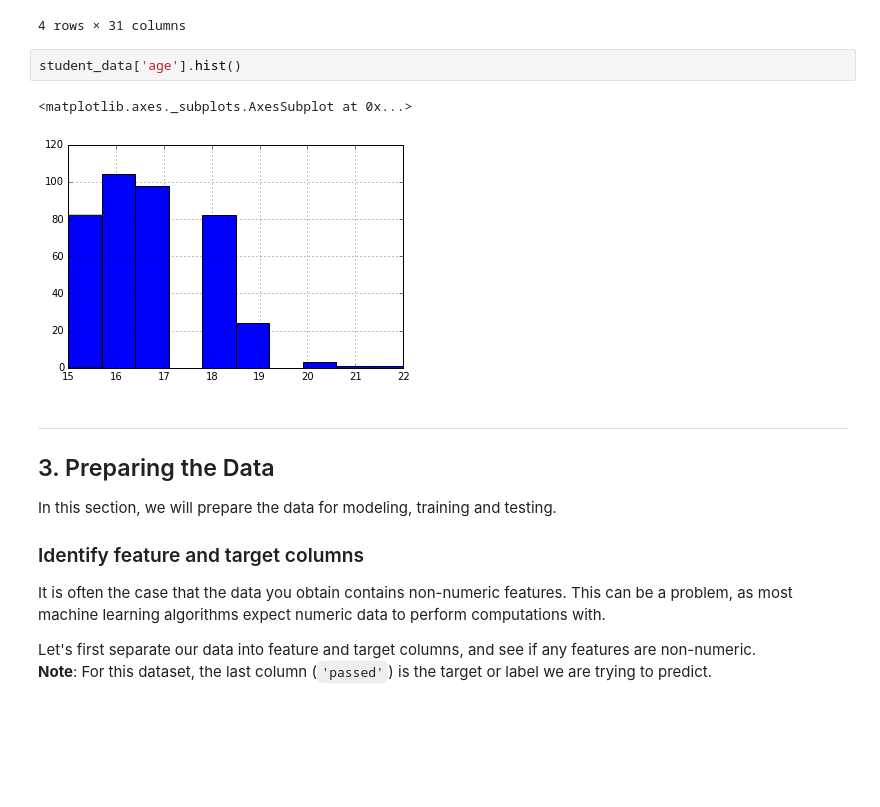
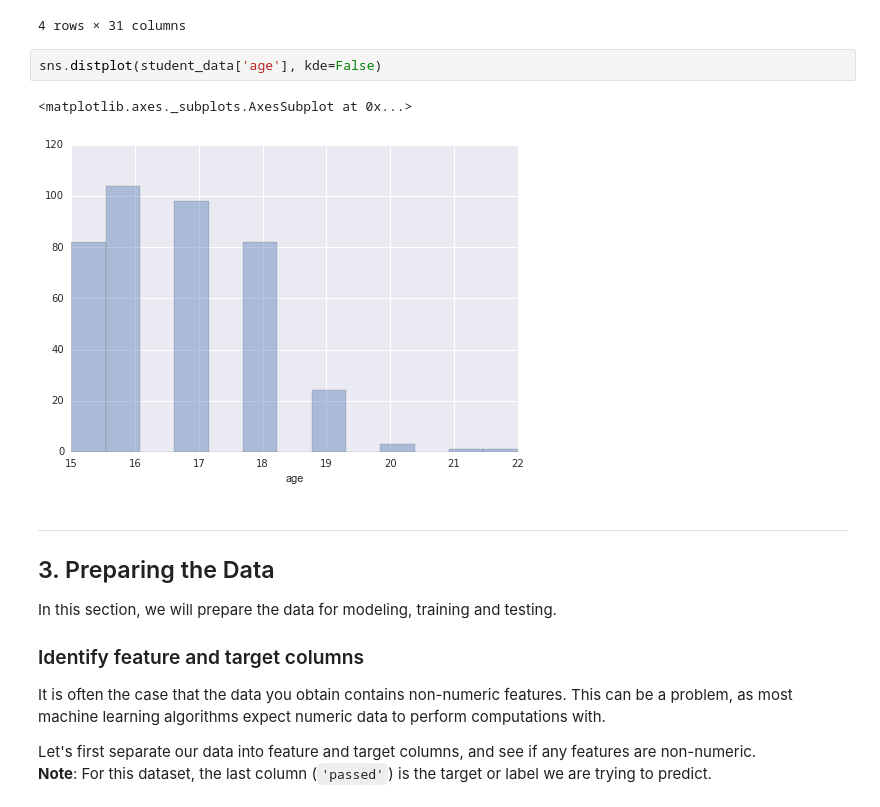
Before and after one commit to kcbighuge/p2-student-intervention, a Jupyter notebook: student_intervention.ipynb, the cells around one changed output. Drawn from its saved outputs; the diff is of its cells as text; blank space fills up the shorter version.

```diff
--- a/student_intervention.ipynb
+++ b/student_intervention.ipynb
@@ -138,11 +122,11 @@ student_data[:4]
 | 2 | GP | F | 15 | U | LE3 | T | 1 | 1 | at_home | other | ... | ... |
 | 3 | GP | F | 15 | U | GT3 | T | 4 | 2 | health | services | ... | ... |
 4 rows × 31 columns
-# %%
-student_data['age'].hist()
-# %% [output]
-<matplotlib.axes._subplots.AxesSubplot at 0x...>
-[figure, removed]
+# %%
+sns.distplot(student_data['age'], kde=False)
+# %% [output]
+<matplotlib.axes._subplots.AxesSubplot at 0x...>
+[figure, added]
 # %% [markdown]
 ---
 ## 3. Preparing the Data
```
Also changed, not shown: parts of 18 cells of this notebook.
